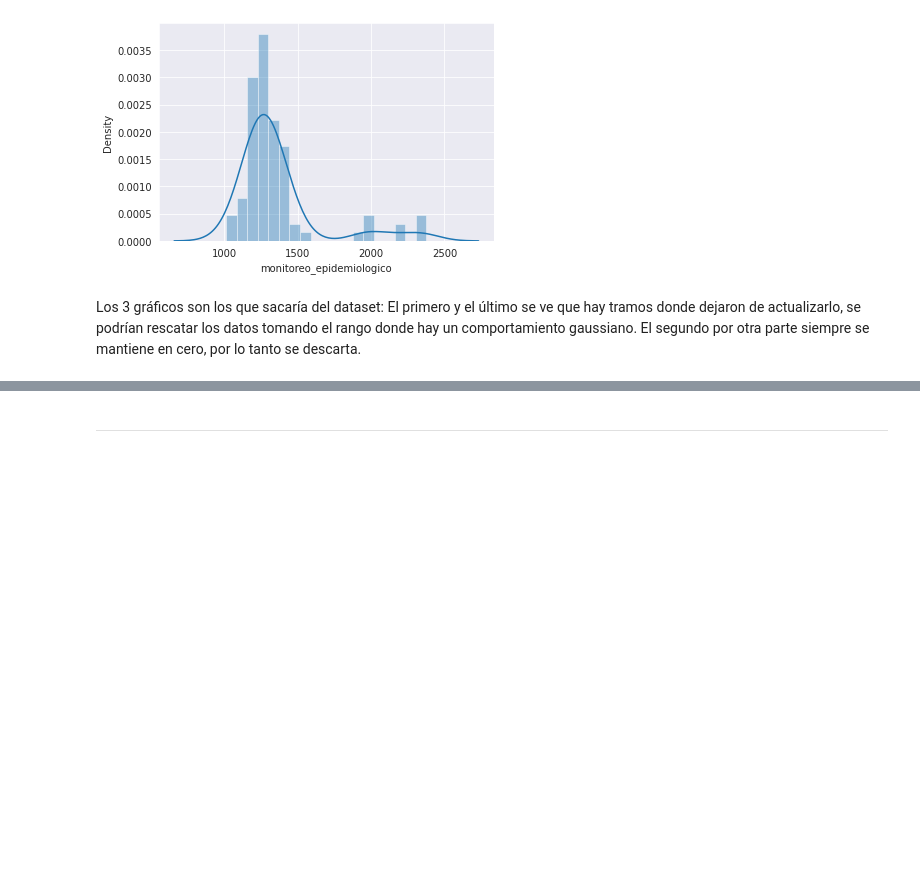
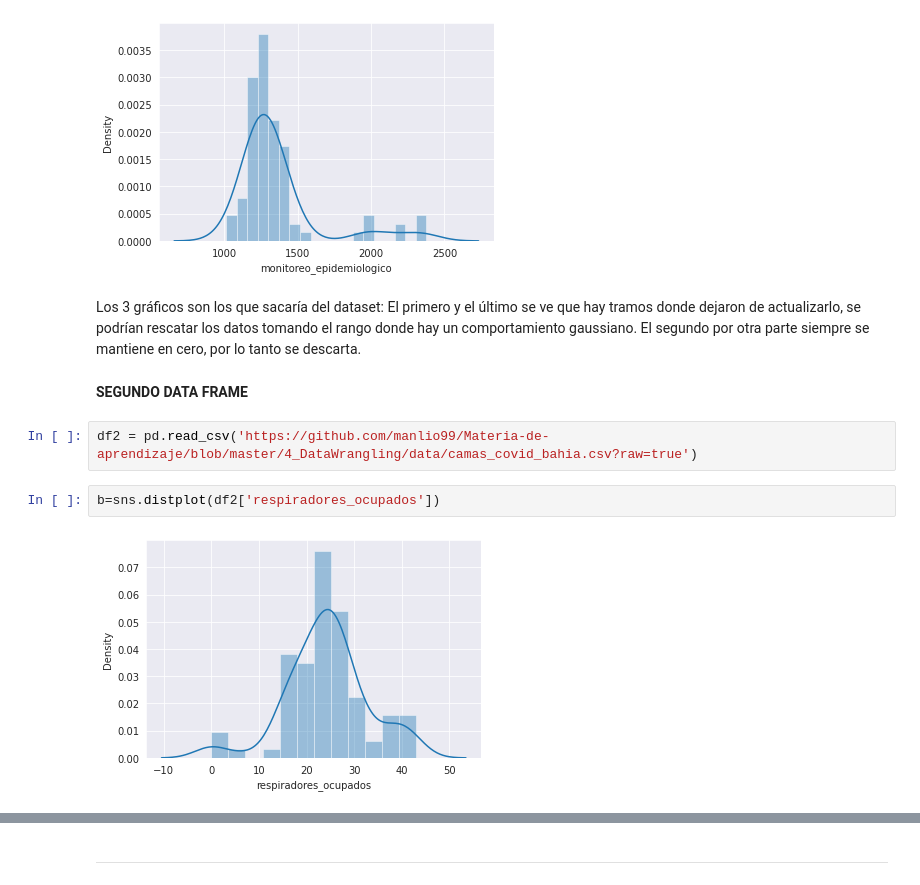
Before and after one commit to massirism/ML-UNS, a Jupyter notebook: TP2_Massiris.ipynb, the cells around one changed output, grey strips where cells are left out. Drawn from its saved outputs; the diff is of its cells as text; blank space fills up the shorter version.

```diff
--- a/TP2_Massiris.ipynb
+++ b/TP2_Massiris.ipynb
@@ -35,3 +35,11 @@ b=sns.distplot(df1['monitoreo_epidemiologico'])
 # %% [markdown]
 Los 3 gráficos son los que sacaría del dataset: El primero y el último se ve que hay tramos donde dejaron de actualizarlo, se podrían rescatar los datos tomando el rango donde hay un comportamiento gaussiano.
 El segundo por otra parte siempre se mantiene en cero, por lo tanto se descarta.
+# %% [markdown]
+**SEGUNDO DATA FRAME**
+# %%
+df2 = pd.read_csv('https://github.com/manlio99/Materia-de-aprendizaje/blob/master/4_DataWrangling/data/camas_covid_bahia.csv?raw=true')
+# %%
+b=sns.distplot(df2['respiradores_ocupados'])
+# %% [output]
+[figure, added]
```
Also changed, not shown: parts of 1 cell of this notebook.
